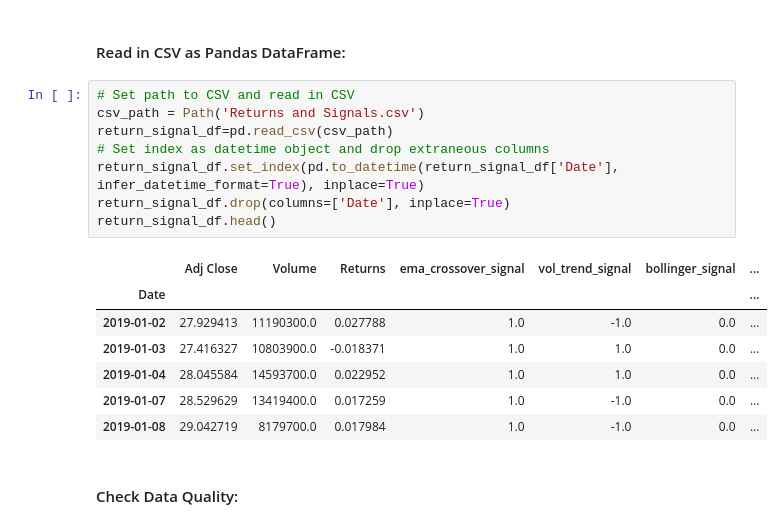
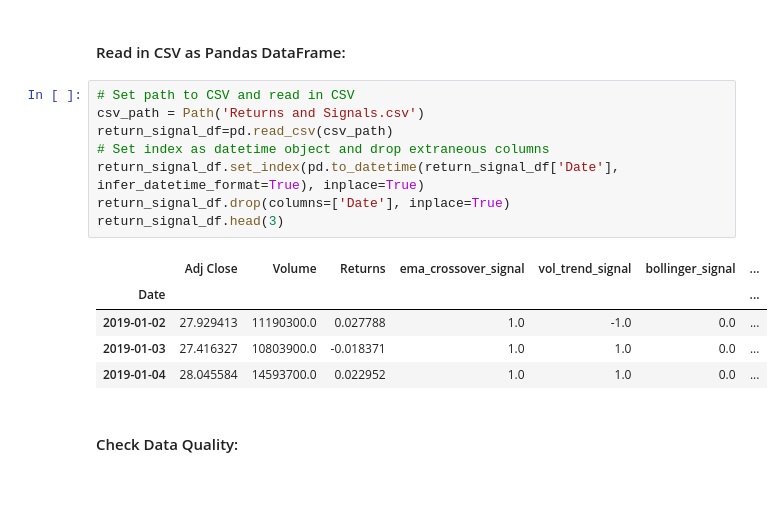
Before and after one commit to winstonpgao/Technical-Trading-Strategies-Using-Machine-Learning-and-Deep-Learning-Models, a Jupyter notebook: Project_Two_PART_2_ML_Training with sentiment.ipynb, the cells around one changed output. Cells and saved outputs as stored; diff of their text form; blank space fills up the shorter version.

```diff
--- a/Project_Two_PART_2_ML_Training with sentiment.ipynb
+++ b/Project_Two_PART_2_ML_Training with sentiment.ipynb
@@ -37,19 +37,17 @@ random.set_seed(2)
 # %%
 # Set path to CSV and read in CSV
 csv_path = Path('Returns and Signals.csv')
 return_signal_df=pd.read_csv(csv_path)
 # Set index as datetime object and drop extraneous columns
 return_signal_df.set_index(pd.to_datetime(return_signal_df['Date'], infer_datetime_format=True), inplace=True)
 return_signal_df.drop(columns=['Date'], inplace=True)
-return_signal_df.head()
+return_signal_df.head(3)
 # %% [output]
 |  | Adj Close | Volume | Returns | ema_crossover_signal | vol_trend_signal | bollinger_signal | ... |
 | Date |  |  |  |  |  |  | ... |
 | 2019-01-02 | 27.929413 | 11190300.0 | 0.027788 | 1.0 | -1.0 | 0.0 | ... |
 | 2019-01-03 | 27.416327 | 10803900.0 | -0.018371 | 1.0 | 1.0 | 0.0 | ... |
 | 2019-01-04 | 28.045584 | 14593700.0 | 0.022952 | 1.0 | 1.0 | 0.0 | ... |
-| 2019-01-07 | 28.529629 | 13419400.0 | 0.017259 | 1.0 | -1.0 | 0.0 | ... |
-| 2019-01-08 | 29.042719 | 8179700.0 | 0.017984 | 1.0 | -1.0 | 0.0 | ... |
 # %% [markdown]
 #### Check Data Quality:
 # %%
```
Also changed, not shown: parts of 9 cells of this notebook.
